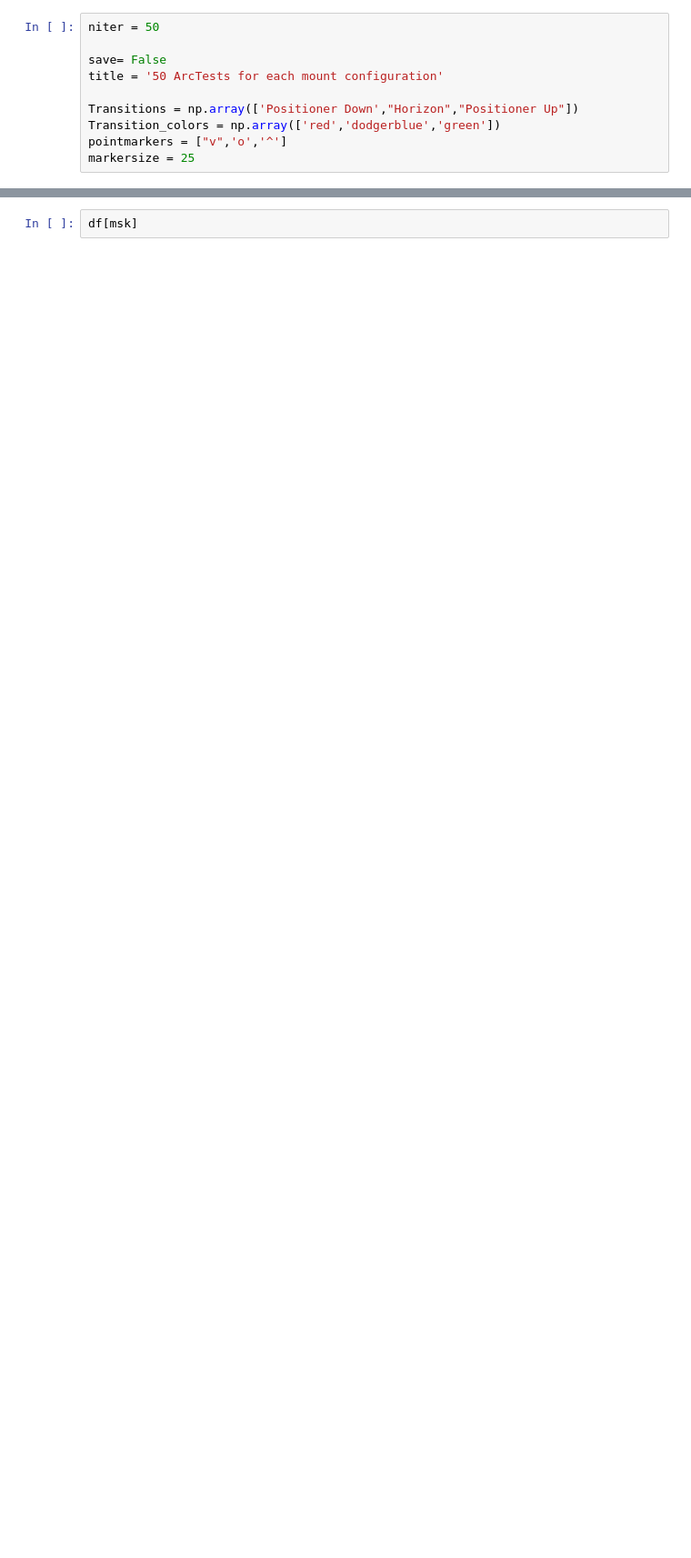
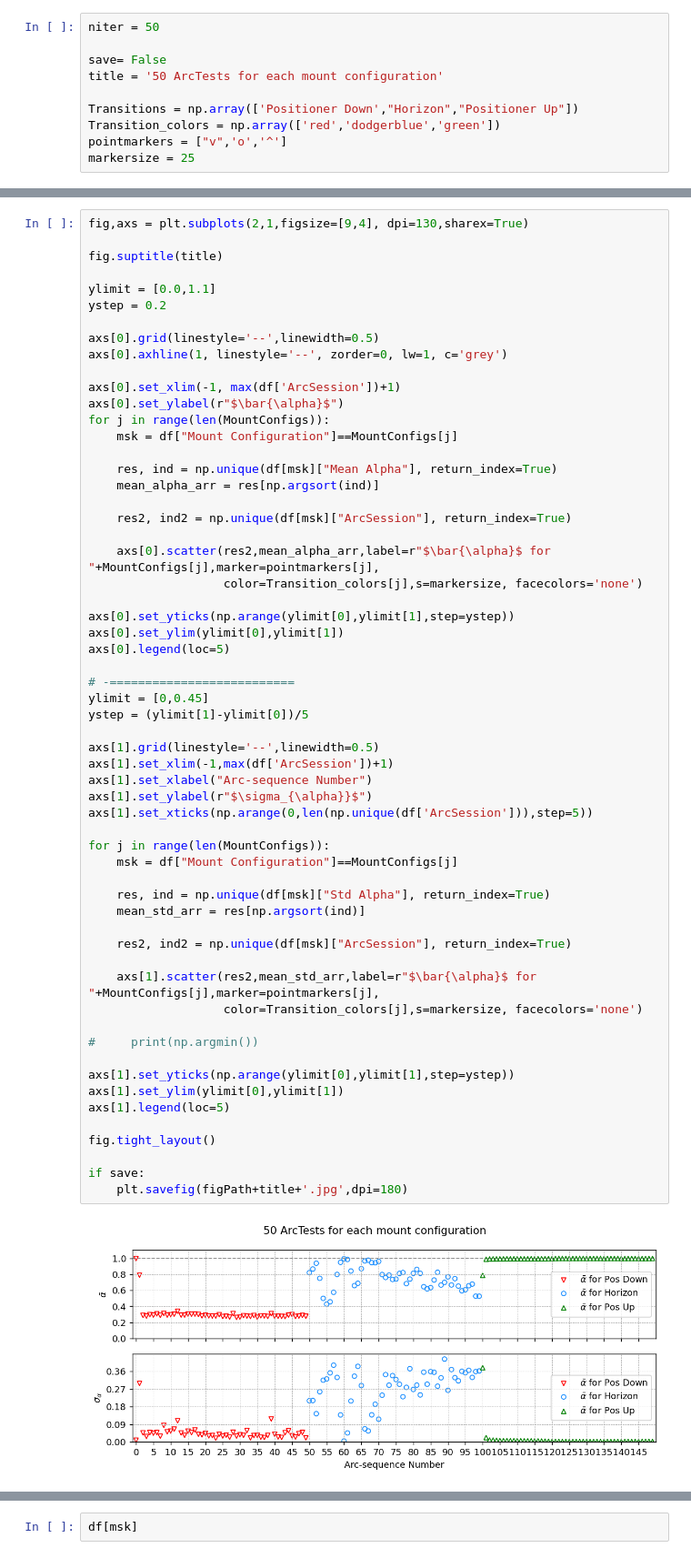
Before and after one commit to SSantosLab/DESI-QA, a Jupyter notebook: calib/Felipe_linear_alpha.ipynb, the cells around one changed output, grey strips where cells are left out. Shown at 91% size. Drawn from its saved outputs; the diff is of its cells as text; blank space fills up the shorter version.

```diff
--- a/calib/Felipe_linear_alpha.ipynb
+++ b/calib/Felipe_linear_alpha.ipynb
@@ -316,6 +299,67 @@ if save:
     plt.savefig(figPath+title+'.jpg',dpi=180)
 # %% [output]
 [figure]
+# %%
+fig,axs = plt.subplots(2,1,figsize=[9,4], dpi=130,sharex=True)
+
+fig.suptitle(title)
+
+ylimit = [0.0,1.1]
+ystep = 0.2
+
+axs[0].grid(linestyle='--',linewidth=0.5)
+axs[0].axhline(1, linestyle='--', zorder=0, lw=1, c='grey')
+
+axs[0].set_xlim(-1, max(df['ArcSession'])+1)
+axs[0].set_ylabel(r"$\bar{\alpha}$")
+for j in range(len(MountConfigs)):
+    msk = df["Mount Configuration"]==MountConfigs[j]
+
+    res, ind = np.unique(df[msk]["Mean Alpha"], return_index=True)
+    mean_alpha_arr = res[np.argsort(ind)]
+
+    res2, ind2 = np.unique(df[msk]["ArcSession"], return_index=True)
+
+    axs[0].scatter(res2,mean_alpha_arr,label=r"$\bar{\alpha}$ for "+MountConfigs[j],marker=pointmarkers[j],
+                   color=Transition_colors[j],s=markersize, facecolors='none')
+
+axs[0].set_yticks(np.arange(ylimit[0],ylimit[1],step=ystep))
+axs[0].set_ylim(ylimit[0],ylimit[1])
+axs[0].legend(loc=5)
+
+# -==========================
+ylimit = [0,0.45]
+ystep = (ylimit[1]-ylimit[0])/5
+
+axs[1].grid(linestyle='--',linewidth=0.5)
+axs[1].set_xlim(-1,max(df['ArcSession'])+1)
+axs[1].set_xlabel("Arc-sequence Number")
+axs[1].set_ylabel(r"$\sigma_{\alpha}}$")
+axs[1].set_xticks(np.arange(0,len(np.unique(df['ArcSession'])),step=5))
+
+for j in range(len(MountConfigs)):
+    msk = df["Mount Configuration"]==MountConfigs[j]
+
+    res, ind = np.unique(df[msk]["Std Alpha"], return_index=True)
+    mean_std_arr = res[np.argsort(ind)]
+
+    res2, ind2 = np.unique(df[msk]["ArcSession"], return_index=True)
+
+    axs[1].scatter(res2,mean_std_arr,label=r"$\bar{\alpha}$ for "+MountConfigs[j],marker=pointmarkers[j],
+                   color=Transition_colors[j],s=markersize, facecolors='none')
+
+#     print(np.argmin())
+
+axs[1].set_yticks(np.arange(ylimit[0],ylimit[1],step=ystep))
+axs[1].set_ylim(ylimit[0],ylimit[1])
+axs[1].legend(loc=5)
+
+fig.tight_layout()
+
+if save:
+    plt.savefig(figPath+title+'.jpg',dpi=180)
+# %% [output]
+[figure, added]
 # %%
 fig,axs = plt.subplots(2,1,figsize=[9,4], dpi=130,sharex=True)
 
```
Also changed, not shown: parts of 37 cells of this notebook.
